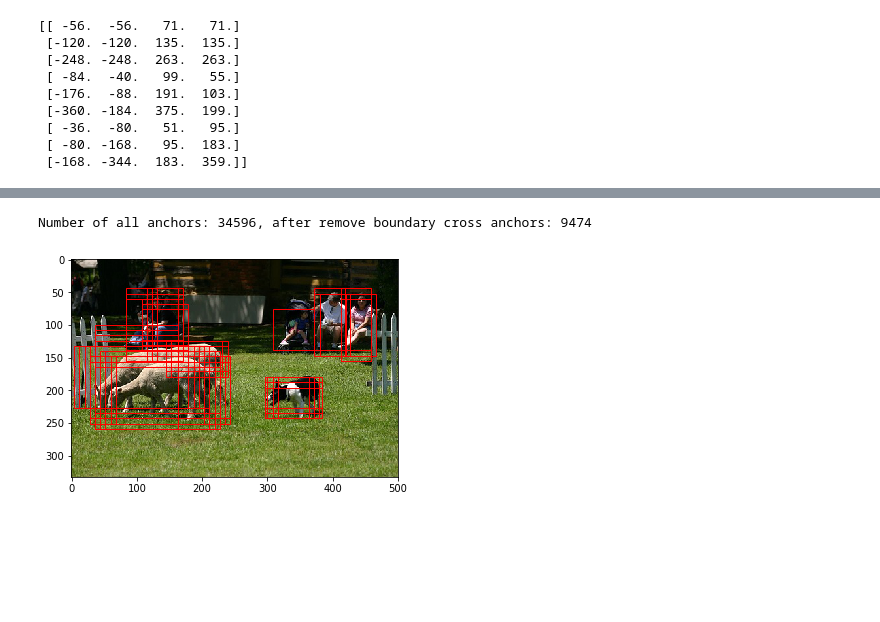
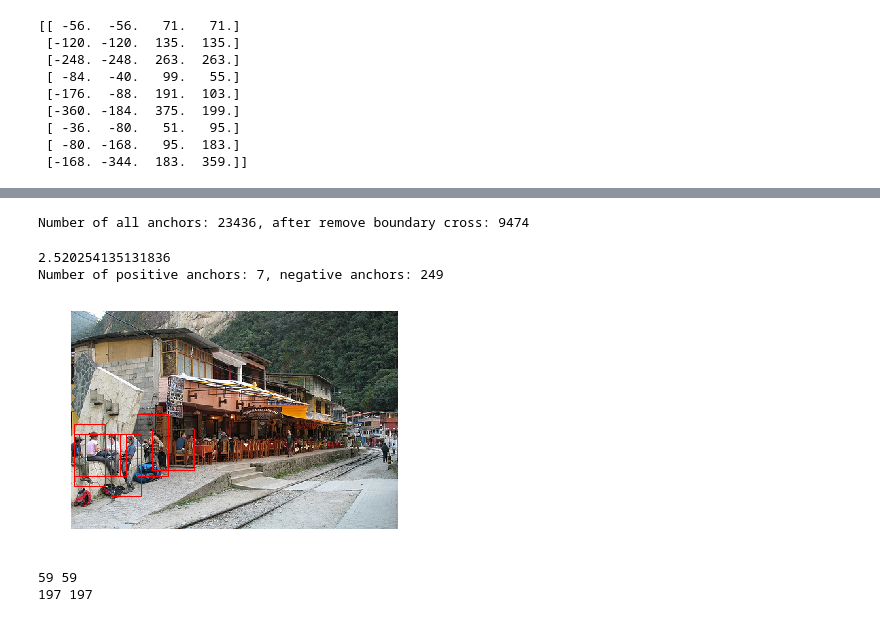
Before and after one commit to conan7882/object-detection-python, a Jupyter notebook: demo/find_target_anchor.ipynb, the cells around one changed output, grey strips where cells are left out. Cells and saved outputs as stored; diff of their text form; code cells hidden in the pictures; blank space fills up the shorter version.

Commit message:
add anchor positions

```diff
--- a/demo/find_target_anchor.ipynb
+++ b/demo/find_target_anchor.ipynb
@@ -40,0 +78,7 @@ draw_bounding_box(im, gt_bbox)
+# %%
+im_path = '/Users/gq/workspace/Dataset/VOCdevkit/VOC2007/JPEGImages/'
+xml_path = '/Users/gq/workspace/Dataset/VOCdevkit/VOC2007/Annotations/'
+db = DetectionDB('jpg', im_path, xml_path, num_channel=3)
+xml_path = '/Users/gq/workspace/Dataset/VOCdevkit/VOC2007/Annotations/000591.xml'
+gt_bbox = db._parse_bbox_xml(xml_path)
+draw_bounding_box(im, gt_bbox)
@@ -41,12 +87,24 @@ draw_bounding_box(im, gt_bbox)
+# %%
+im_anchors, anchor_position = anchor.gen_im_anchors(f_w, f_h, stride=stride)
 # %%
-im_anchors = anchor.gen_im_anchors(f_w, f_w, stride=stride)
-valid_anchors = anchor.remove_cross_boundary_anchors(im_w, im_h, im_anchors)
-print('Number of all anchors: {}, after remove boundary cross anchors: {}'.format(
+valid_anchors, valid_position = anchor.remove_cross_boundary_anchors(im_w, im_h, im_anchors, anchor_position)
+print('Number of all anchors: {}, after remove boundary cross: {}'.format(
       im_anchors.shape[0], valid_anchors.shape[0]))
 # %% [output]
-Number of all anchors: 34596, after remove boundary cross anchors: 9474
+Number of all anchors: 23436, after remove boundary cross: 9474
 # %%
-pos_box = anchor.get_gt_anchors(valid_anchors, gt_bbox, pos_thr=0.7, neg_thr=0.3)
+t = time.time()
+pos_box, neg_box, pos_position, neg_position = anchor.get_gt_anchors(valid_anchors, valid_position, gt_bbox, pos_thr=0.7, neg_thr=0.3)
+print(time.time() - t)
+print('Number of positive anchors: {}, negative anchors: {}'.format(pos_box.shape[0], neg_box.shape[0]))
 draw_bounding_box(im, pos_box)
 # %% [output]
+2.520254135131836
+Number of positive anchors: 7, negative anchors: 249
-[figure, old version]
+[figure, new version]
+# %%
+print(pos_box.shape[0], pos_position.shape[0])
+print(neg_box.shape[0], neg_position.shape[0])
+# %% [output]
+59 59
+197 197
```
Also changed, not shown: parts of 8 cells of this notebook, 8 other files.
